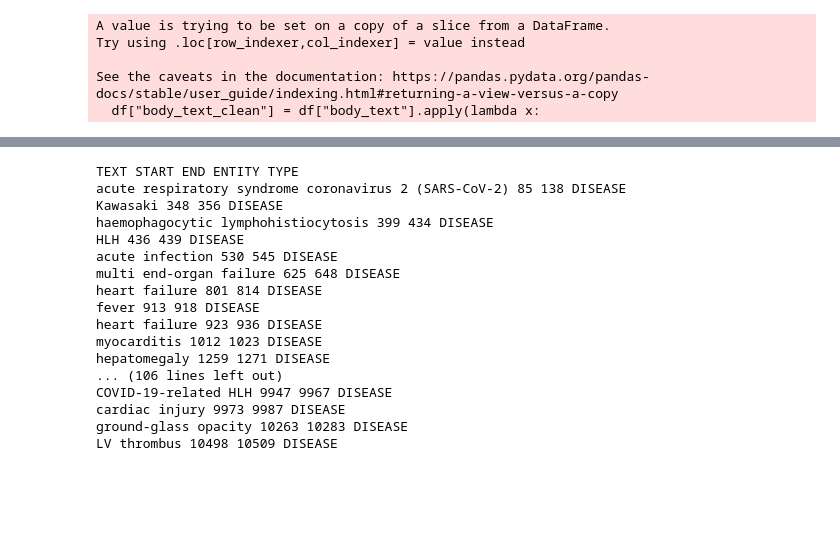
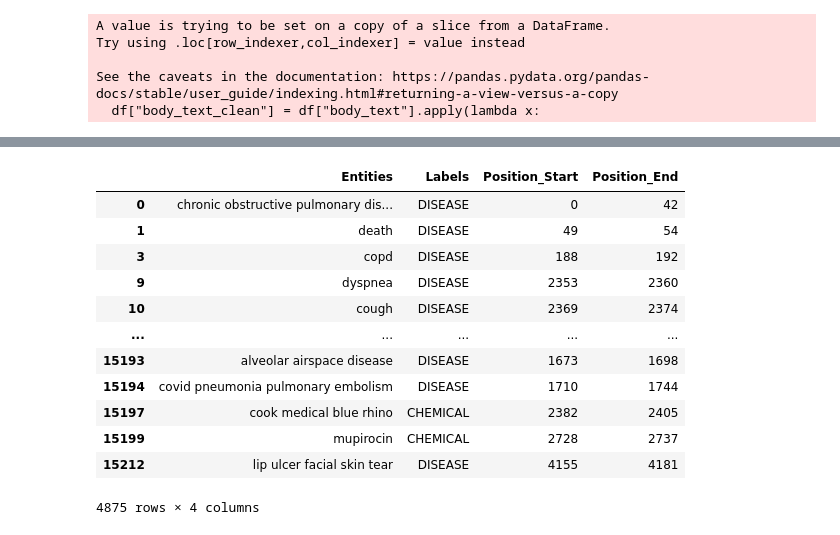
Before and after one commit to laiduy98/cose-19, a Jupyter notebook: notebooks/severity_clustering.ipynb, the cells around one changed output, grey strips where cells are left out. Saved outputs shown, nothing was run; the diff lists cells and outputs as text; code cells hidden in the pictures; blank space fills up the shorter version.

```diff
--- a/notebooks/severity_clustering.ipynb
+++ b/notebooks/severity_clustering.ipynb
@@ -946,26 +843,25 @@ import spacy
 nlp = spacy.load("en_ner_bc5cdr_md")
 nlp_model_bionlp13cg = spacy.load('en_ner_bionlp13cg_md') # For cells, genes, ...
 # %%
-doc = nlp(df['body_text'][109])
+# doc = nlp(df['body_text_clean'][109])
 # %%
-print("TEXT", "START", "END", "ENTITY TYPE")
-for ent in doc.ents:
-    print(ent.text, ent.start_char, ent.end_char, ent.label_)
+# print("TEXT", "START", "END", "ENTITY TYPE")
+# for ent in doc.ents:
+#     print(ent.text, ent.start_char, ent.end_char, ent.label_)
-# %% [output]
-TEXT START END ENTITY TYPE
-acute respiratory syndrome coronavirus 2 (SARS-CoV-2) 85 138 DISEASE
-Kawasaki 348 356 DISEASE
-haemophagocytic lymphohistiocytosis 399 434 DISEASE
-HLH 436 439 DISEASE
-acute infection 530 545 DISEASE
-multi end-organ failure 625 648 DISEASE
-heart failure 801 814 DISEASE
-fever 913 918 DISEASE
-heart failure 923 936 DISEASE
-myocarditis 1012 1023 DISEASE
-hepatomegaly 1259 1271 DISEASE
-... (106 lines left out)
-COVID-19-related HLH 9947 9967 DISEASE
-cardiac injury 9973 9987 DISEASE
-ground-glass opacity 10263 10283 DISEASE
-LV thrombus 10498 10509 DISEASE
+# %%
+entities = []
+labels = []
+position_start = []
+position_end = []
+
+for body_text in tqdm(df['body_text_clean'][:200]):
+    doc = nlp(body_text)
+
+
+    for ent in doc.ents:
+        entities.append(ent.text)
+        labels.append(ent.label_)
+        position_start.append(ent.start_char)
+        position_end.append(ent.end_char)
+
+    named_entities_df = pd.DataFrame({'Entities':entities,'Labels':labels,'Position_Start':position_start, 'Position_End':position_end})
@@ -971,0 +872,18 @@ LV thrombus 10498 10509 DISEASE
+# %%
+df_disease = named_entities_df.drop_duplicates(subset=['Entities'])
+# %%
+df_disease
+# %% [output]
+|  | Entities | Labels | Position_Start | Position_End |
+| 0 | chronic obstructive pulmonary dis... | DISEASE | 0 | 42 |
+| 1 | death | DISEASE | 49 | 54 |
+| 3 | copd | DISEASE | 188 | 192 |
+| 9 | dyspnea | DISEASE | 2353 | 2360 |
+| 10 | cough | DISEASE | 2369 | 2374 |
+| ... | ... | ... | ... | ... |
+| 15193 | alveolar airspace disease | DISEASE | 1673 | 1698 |
+| 15194 | covid pneumonia pulmonary embolism | DISEASE | 1710 | 1744 |
+| 15197 | cook medical blue rhino | CHEMICAL | 2382 | 2405 |
+| 15199 | mupirocin | CHEMICAL | 2728 | 2737 |
+| 15212 | lip ulcer facial skin tear | DISEASE | 4155 | 4181 |
+4875 rows × 4 columns
```
Also changed, not shown: parts of 38 cells of this notebook, 1 other file.
